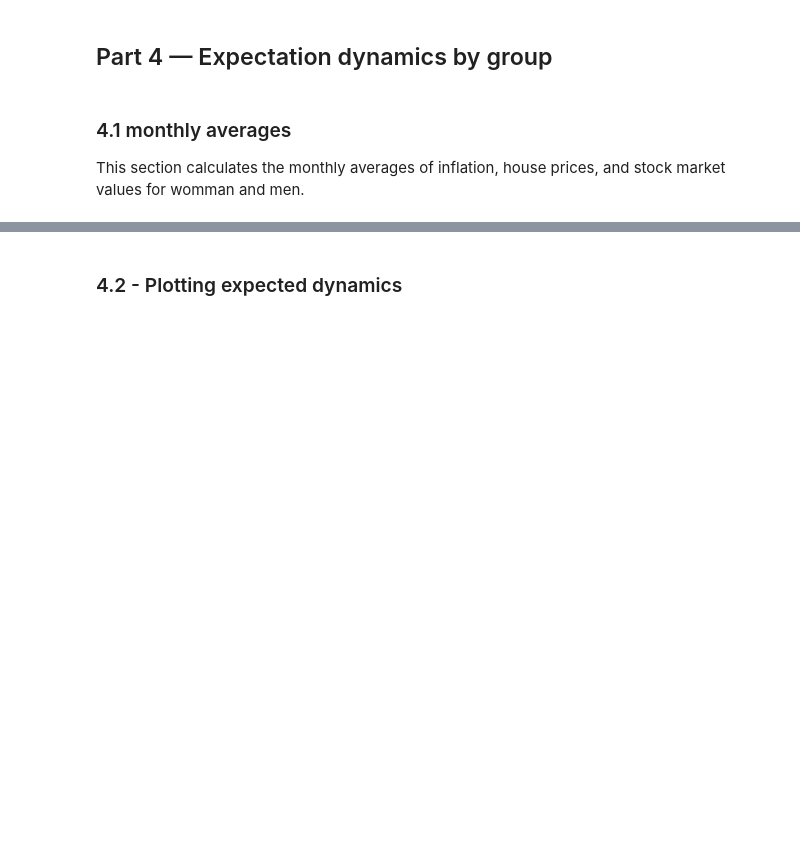
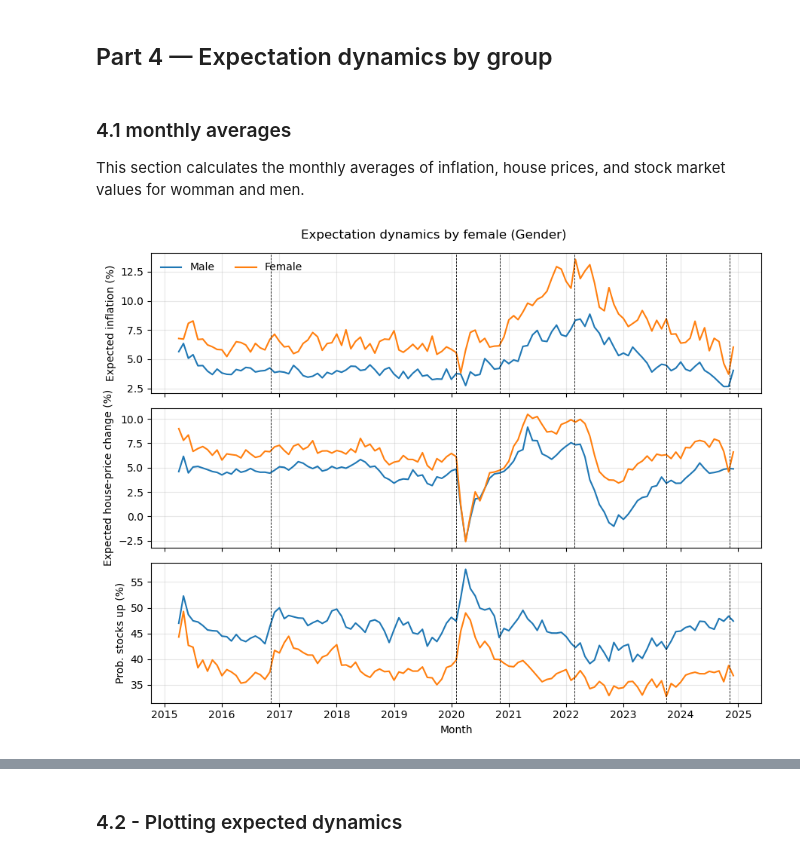
Before and after one commit to OliverNilsen04/TECH2-H25-Term-project, a Jupyter notebook: TermPaper copy.ipynb, the cells around one changed output, grey strips where cells are left out. Saved outputs shown, nothing was run; the diff lists cells and outputs as text; code cells hidden in the pictures; blank space fills up the shorter version.

Commit message:
Modified solution to part 4

```diff
--- a/TermPaper copy.ipynb
+++ b/TermPaper copy.ipynb
@@ -437,3 +443,102 @@ def monthly_group_means(df, group_col, date_col="date"):
     stock = stock.loc["2015-01":"2024-12"]
 
     return infl, house, stock
+# %%
+
+# ----------------------------------------------------------
+#  Part 4 – Expectation dynamics by group
+# ----------------------------------------------------------
+
+# Define the important events that will appear as vertical lines
+events = [
+    ("2016-11-08", "Trump elected (1st)"),
+    ("2020-02-01", "COVID-19 global"),
+    ("2020-11-03", "Biden elected"),
+    ("2022-02-24", "Ukraine war"),
+    ("2023-10-03", "Jon Fosse Nobel"),
+    ("2024-11-05", "Trump elected (2nd)"),
+]
+
+# Function to make monthly averages for a chosen group variable
+def make_monthly_averages(df, group_col):
+    """
+    Creates a DataFrame with monthly averages of expectations for each group.
+    group_col : 'female', 'college', or 'num_lit_high'
+    """
+    df = df.copy()
+    df["month"] = df["date"].dt.to_period("M").dt.to_timestamp()
+
+    # Calculate monthly means for each group
+    grouped = (
+        df.groupby(["month", group_col])[["inflation", "house_price_change", "prob_stocks_up"]]
+          .mean()
+          .reset_index()
+    )
+
+    # Keep only the period 2015–2024
+    grouped = grouped[(grouped["month"] >= "2015-01-01") & (grouped["month"] <= "2024-12-31")]
+    return grouped
+
+# Function to plot three time-series panels (inflation, house, stocks)
+def plot_expectations(grouped, group_col, labels_dict, title_suffix):
+    """
+    Plots average expectations for two groups (0/1) in three panels.
+    """
+    # Split data into two groups
+    groups = sorted(grouped[group_col].unique())
+    g0, g1 = groups[0], groups[1]
+
+    fig, axes = plt.subplots(3, 1, figsize=(9, 7), sharex=True)
+    fig.suptitle(f"Expectation dynamics by {group_col} {title_suffix}")
+
+    # ---- Panel 1: Inflation expectations ----
+    for g in groups:
+        sub = grouped[grouped[group_col] == g]
+        axes[0].plot(sub["month"], sub["inflation"],
+                     label=labels_dict.get(g, str(g)))
+    axes[0].set_ylabel("Expected inflation (%)")
+
+    # ---- Panel 2: House-price expectations ----
+    for g in groups:
+        sub = grouped[grouped[group_col] == g]
+        axes[1].plot(sub["month"], sub["house_price_change"],
+                     label=labels_dict.get(g, str(g)))
+    axes[1].set_ylabel("Expected house-price change (%)")
+
+    # ---- Panel 3: Stock-market expectations ----
+    for g in groups:
+        sub = grouped[grouped[group_col] == g]
+        axes[2].plot(sub["month"], sub["prob_stocks_up"],
+                     label=labels_dict.get(g, str(g)))
+    axes[2].set_ylabel("Prob. stocks up (%)")
+    axes[2].set_xlabel("Month")
+
+    # Add event lines to all panels
+    for ax in axes:
+        for date, label in events:
+            ax.axvline(pd.to_datetime(date), color="black", linestyle="--", linewidth=0.6)
+        ax.grid(True, alpha=0.3)
+
+    # Add legend to the top panel only
+    axes[0].legend(ncol=2, frameon=False)
+    fig.tight_layout()
+    plt.show()
+
+# ----------------------------------------------------------
+# Run the functions for each grouping variable
+# ----------------------------------------------------------
+
+# ---- (a) Gender: 0 = male, 1 = female ----
+gender_data = make_monthly_averages(df, "female")
+plot_expectations(gender_data, "female", {0: "Male", 1: "Female"}, "(Gender)")
+
+# ---- (b) Education: 0 = non-college, 1 = college ----
+college_data = make_monthly_averages(df, "college")
+plot_expectations(college_data, "college", {0: "Non-college", 1: "College"}, "(Education)")
+
+# ---- (c) Numeracy: 0 = low, 1 = high ----
+numeracy_data = make_monthly_averages(df, "num_lit_high")
+plot_expectations(numeracy_data, "num_lit_high",
+                  {0: "Low numeracy", 1: "High numeracy"}, "(Numeracy)")
+# %% [output]
+[figure, added]
```
Also changed, not shown: parts of 2 cells of this notebook.
